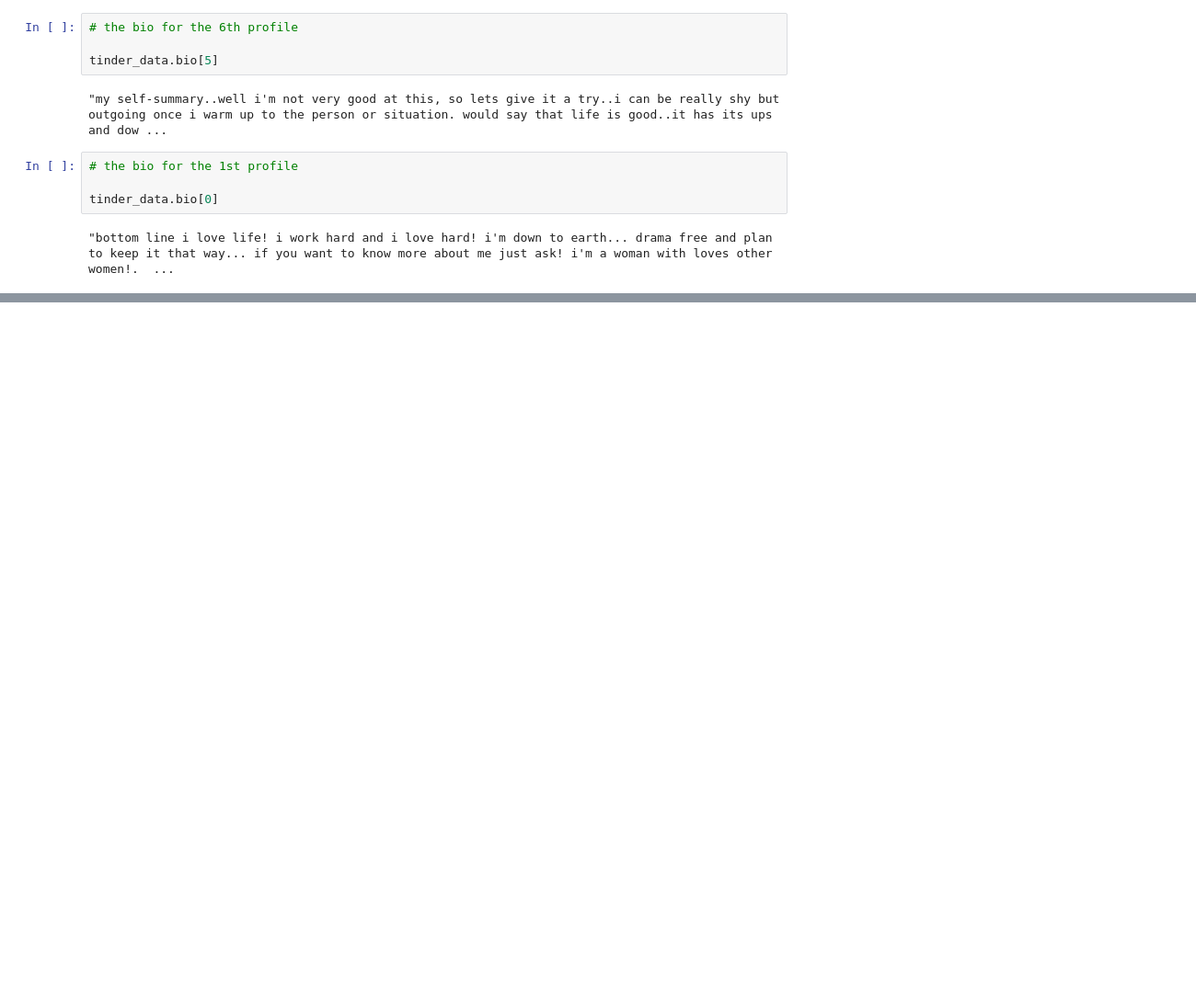
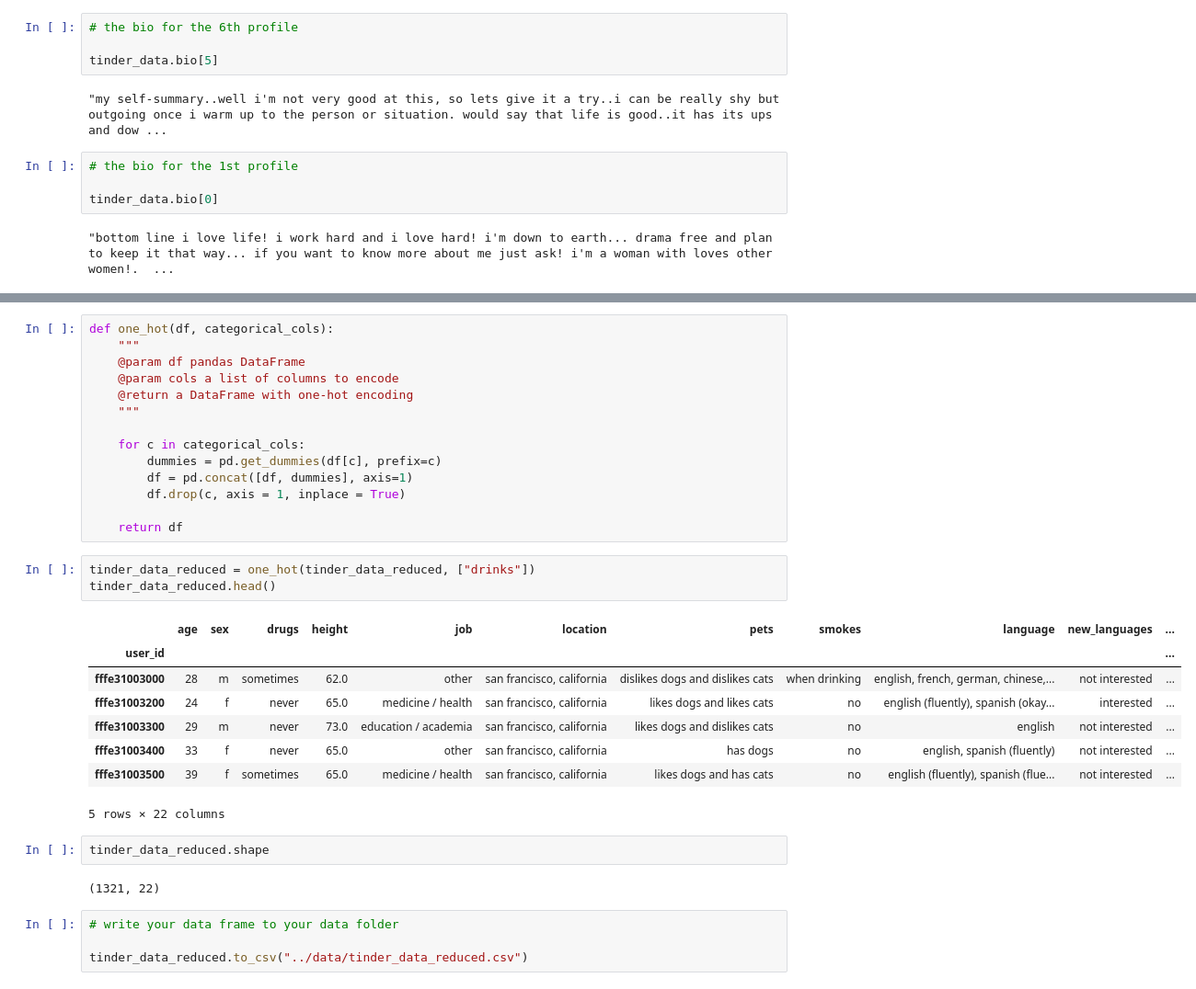
Before and after one commit to shaq31415926/intro-to-ml, a Jupyter notebook: 03Lecture/notebooks/02-tinder-data-exploration.ipynb, the cells around one changed output, grey strips where cells are left out. Shown at 92% size. Saved outputs shown, nothing was run; the diff lists cells and outputs as text; blank space fills up the shorter version.

```diff
--- a/03Lecture/notebooks/02-tinder-data-exploration.ipynb
+++ b/03Lecture/notebooks/02-tinder-data-exploration.ipynb
@@ -134,0 +302,34 @@ tinder_data.duplicated().sum()
+# %%
+def one_hot(df, categorical_cols):
+    """
+    @param df pandas DataFrame
+    @param cols a list of columns to encode
+    @return a DataFrame with one-hot encoding
+    """
+
+    for c in categorical_cols:
+        dummies = pd.get_dummies(df[c], prefix=c)
+        df = pd.concat([df, dummies], axis=1)
+        df.drop(c, axis = 1, inplace = True)
+
+    return df
+# %%
+tinder_data_reduced = one_hot(tinder_data_reduced, ["drinks"])
+tinder_data_reduced.head()
+# %% [output]
+|  | age | sex | drugs | height | job | location | pets | smokes | language | new_languages | ... |
+| user_id |  |  |  |  |  |  |  |  |  |  | ... |
+| fffe31003000 | 28 | m | sometimes | 62.0 | other | san francisco, california | dislikes dogs and dislikes cats | when drinking | english, french, german, chinese,... | not interested | ... |
+| fffe31003200 | 24 | f | never | 65.0 | medicine / health | san francisco, california | likes dogs and likes cats | no | english (fluently), spanish (okay... | interested | ... |
+| fffe31003300 | 29 | m | never | 73.0 | education / academia | san francisco, california | likes dogs and dislikes cats | no | english | not interested | ... |
+| fffe31003400 | 33 | f | never | 65.0 | other | san francisco, california | has dogs | no | english, spanish (fluently) | not interested | ... |
+| fffe31003500 | 39 | f | sometimes | 65.0 | medicine / health | san francisco, california | likes dogs and has cats | no | english (fluently), spanish (flue... | not interested | ... |
+5 rows × 22 columns
+# %%
+tinder_data_reduced.shape
+# %% [output]
+(1321, 22)
+# %%
+# write your data frame to your data folder
+
+tinder_data_reduced.to_csv("../data/tinder_data_reduced.csv")
```
Also changed, not shown: parts of 24 cells of this notebook, 1 other file.
